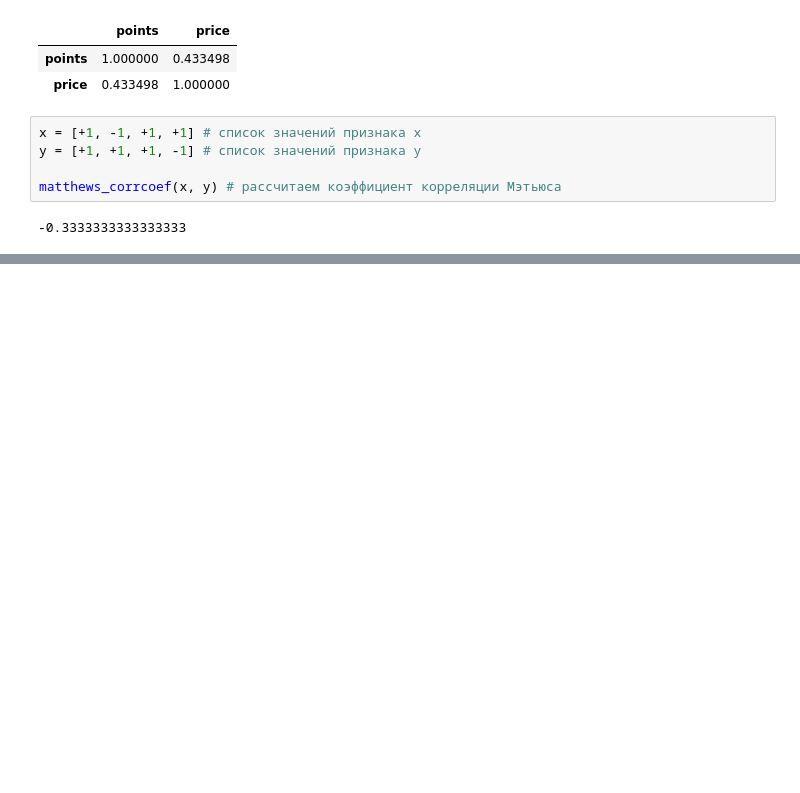
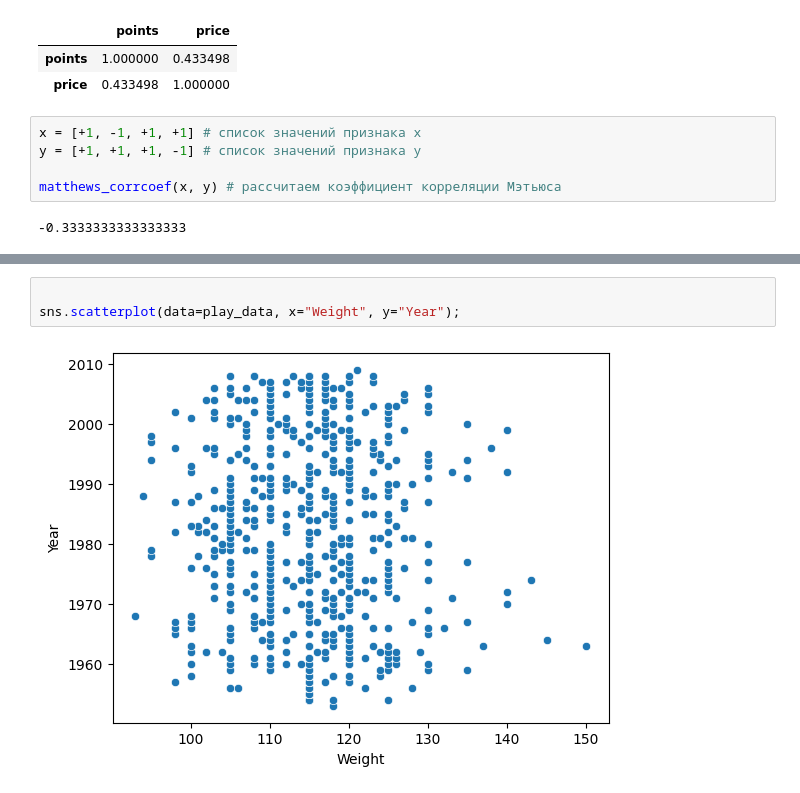
Before and after one commit to kdunaev-a10/SkillFactory-DTS, a Jupyter notebook: module-EDA/EDA-2/eda-2.ipynb, the cells around one changed output, grey strips where cells are left out. Cells and saved outputs as stored; diff of their text form; blank space fills up the shorter version.

```diff
--- a/module-EDA/EDA-2/eda-2.ipynb
+++ b/module-EDA/EDA-2/eda-2.ipynb
@@ -175,0 +238,5 @@ matthews_corrcoef(x, y) # рассчитаем коэффициент корре
+# %%
+
+sns.scatterplot(data=play_data, x="Weight", y="Year");
+# %% [output]
+[figure, added]
```
Also changed, not shown: parts of 10 cells of this notebook.
